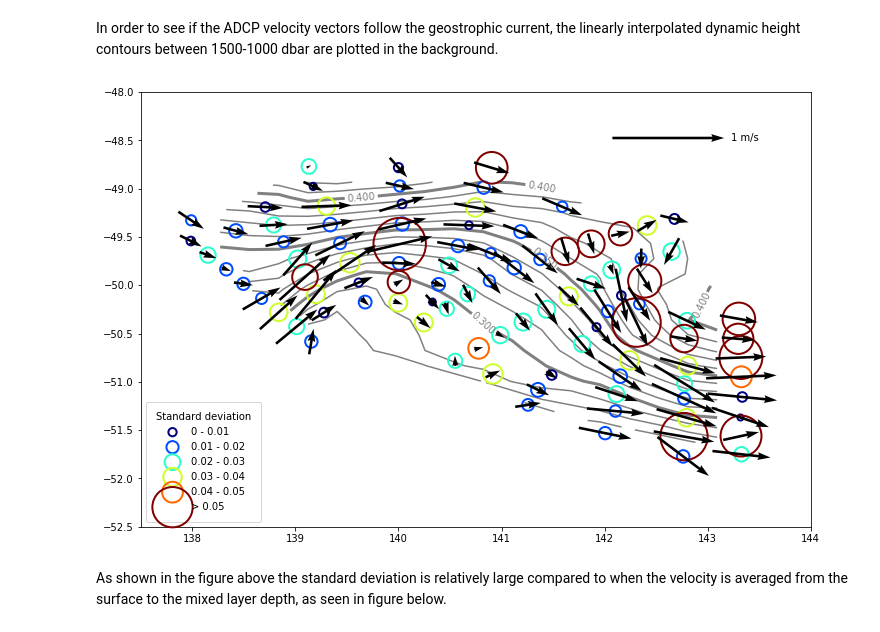
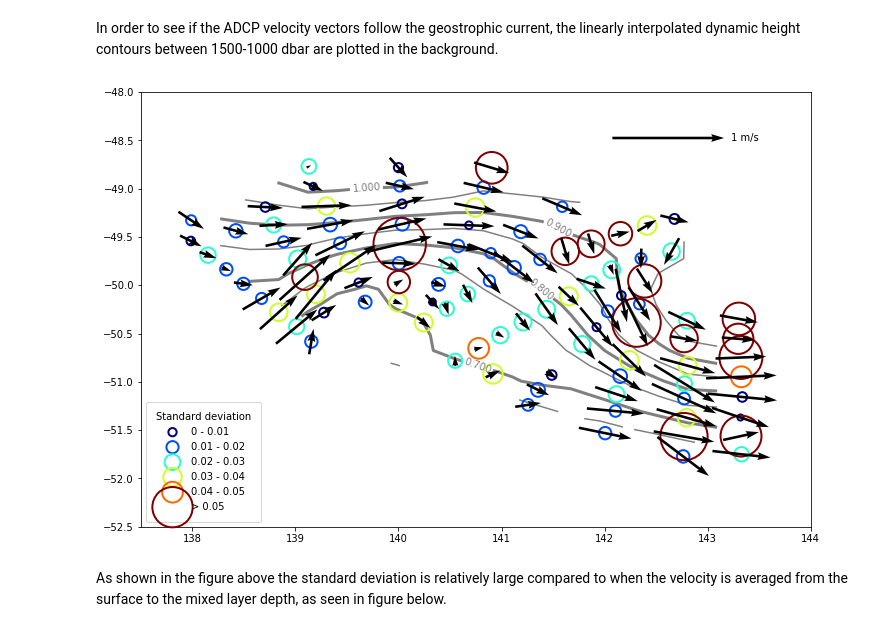
Before and after one commit to janjaapmeijer/phd-public, a Jupyter notebook: notebooks/velocity.ipynb, the cells around one changed output. Cells and saved outputs as stored; diff of their text form; code cells hidden in the pictures.

```diff
--- a/notebooks/velocity.ipynb
+++ b/notebooks/velocity.ipynb
@@ -103,7 +104,7 @@ for ip, p in enumerate(ctd['p']):
 
 # define reference and interest level
 p_ref = 1500
-p_int = 1000
+p_int = 500
 p_surf = 2
 
 # get dynamic height contours
@@ -131,49 +132,50 @@ D_sgrd = griddata((lon[mask], lat[mask]), D_s[2:][mask], (xxD, yyD), method='lin
 fig, ax = plt.subplots(figsize=(12, 8))
 
 # plot dynamic height contours
-step = 0.01
-xmin, xmax = math.floor(np.nanmin(Dgrd)*100)/100, math.ceil(np.nanmax(Dgrd)*100)/100
+step = 0.05
+xmin, xmax = math.floor(np.nanmin(Dgrd)/step)*step, math.ceil(np.nanmax(Dgrd)/step)*step
 nsteps = int((xmax - xmin) / step) + 2
 bounds = np.linspace(xmin, xmax, nsteps)
 
 ct = ax.contour(xxD, yyD, Dgrd, bounds, colors='gray', zorder=1)
 
-for ib, b in enumerate(bounds):
-    if b in bounds[4::5]:
-        zc = ct.collections[ib]
-        plt.setp(zc, linewidth=3)
-ax.clabel(ct, bounds[4::5], inline=1, fontsize=10)
-
+def dh_cts(ct, bounds, ax=ax, start=0, end=-1, step=1):
+    for ib, b in enumerate(bounds):
+        if b in bounds[start:end:step]:
+            zc = ct.collections[ib]
+            plt.setp(zc, linewidth=3)
+    ax.clabel(ct, bounds[start:end:step], inline=1, fontsize=10)
+dh_cts(ct, bounds, step=2)
 
 # plot quiver plot
 Q = ax.quiver(adcp['lon_ctd'][2:], adcp['lat_ctd'][2:], utdmean[2:], vtdmean[2:],
               pivot='mid', units='inches', width=0.003*12, zorder=3)
 qk = plt.quiverkey(Q, 0.8, 0.8, 1, '1 m/s', labelpos='E',
                    coordinates='figure', fontproperties={'size': 'medium'})
 
 # # plot contour of veocity magnitude
 # conf = plt.contourf(xx, yy, Vgrd, zorder=0)
 
 # plot standard deviation scatter
 std_bins = [0, 0.01, 0.02, 0.03, 0.04, 0.05]
 colors = cm.jet(np.linspace(0, 1, len(std_bins)))
 for i in range(len(std_bins)):
     if i == len(std_bins)-1:
         criteria = (V100std[2:] > std_bins[i])
         label = '> %s' % (std_bins[i])
     else:
         criteria = (V100std[2:] > std_bins[i]) & (V100std[2:] <= std_bins[i + 1])
         label = '%s - %s' % (std_bins[i], std_bins[i+1])
     ax.scatter(adcp['lon_ctd'][2:][criteria], adcp['lat_ctd'][2:][criteria], s=V100std[2:][criteria]*1e4,
                label=label, color=colors[i], facecolors='none', linewidth=2, zorder=2)
 legend = ax.legend(title='Standard deviation', borderpad=1, fontsize='medium', loc=3)
 legend.get_title().set_fontsize('medium')
 
 ax.set_xlim([137.5, 144]), ax.set_ylim([-52.5, -48])
 
 plt.show()
 # %% [output]
-[figure, old version]
+[figure, new version]
 # %% [markdown]
 As shown in the figure above the standard deviation is relatively large compared to when the velocity is averaged from the surface to the mixed layer depth, as seen in figure below.
 # %%
```
Also changed, not shown: parts of 9 cells of this notebook.
